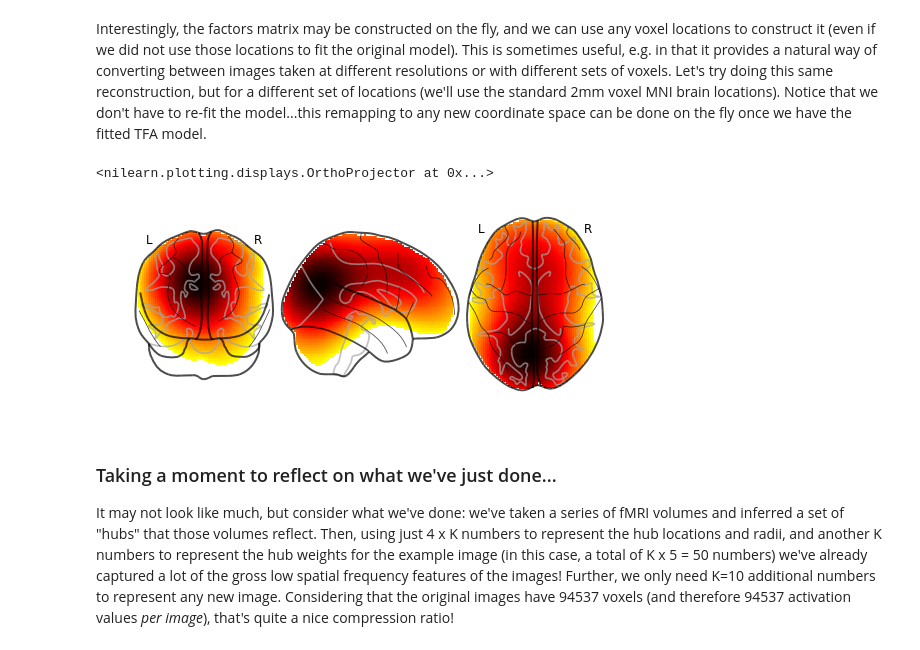
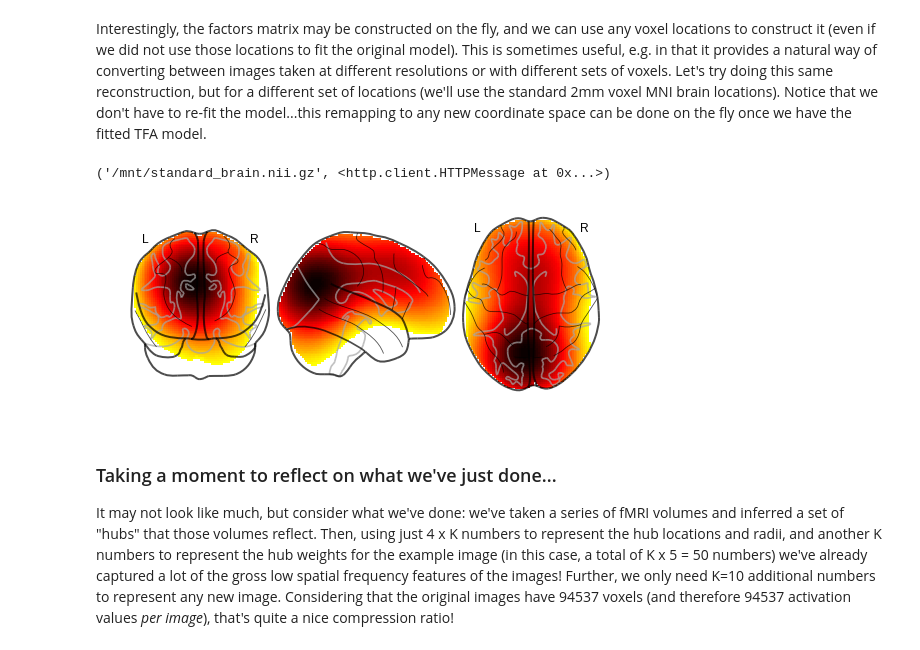
Before and after one commit to Summer-MIND/mind_2017, a Jupyter notebook: Tutorials/fMRI_NetworkDynamics/htfa_tutorial.ipynb, the cells around one changed output. Cells and saved outputs as stored; diff of their text form; code cells hidden in the pictures.

```diff
--- a/Tutorials/fMRI_NetworkDynamics/htfa_tutorial.ipynb
+++ b/Tutorials/fMRI_NetworkDynamics/htfa_tutorial.ipynb
@@ -207,23 +208,24 @@ niplot.plot_glass_brain(tfa_reconstruction, plot_abs=False)
 Interestingly, the factors matrix may be constructed on the fly, and we can use any voxel locations to construct it (even if we did not use those locations to fit the original model).  This is sometimes useful, e.g. in that it provides a natural way of converting between images taken at different resolutions or with different sets of voxels.  Let's try doing this same reconstruction, but for a different set of locations (we'll use the standard 2mm voxel MNI brain locations).  Notice that we don't have to re-fit the model...this remapping to any new coordinate space can be done on the fly once we have the fitted TFA model.
 # %%
 #download the template brain image
-source = 'http://discovery.dartmouth.edu/~jmanning/MIND/avg152T1_brain.nii.gz'
-destination = '/mnt/standard_brain.nii.gz'
-urllib.request.urlretrieve(source, destination)
+std_source = 'http://discovery.dartmouth.edu/~jmanning/MIND/avg152T1_brain.nii.gz'
+std_destination = '/mnt/standard_brain.nii.gz'
+urllib.request.urlretrieve(std_source, std_destination)
+# %% [output]
+('/mnt/standard_brain.nii.gz', <http.client.HTTPMessage at 0x...>)
 # %%
 #get the voxel locations
-std_cmu_img = nii2cmu(destination)
+std_cmu_img = nii2cmu(std_destination)
 
 #re-compute factor matrix at the new locations
 [unique_R, inds] = tfa.get_unique_R(std_cmu_img['R'])
 F = tfa.get_factors(unique_R, inds, tfa.get_centers(tfa.local_posterior_), tfa.get_widths(tfa.local_posterior_)).T
 
 #plot the inferred activity at the new locations
-tfa_reconstruction2 = cmu2nii(np.dot(tfa.W_.T[0, :], F), std_cmu_img['R'], destination)
-niplot.plot_glass_brain(tfa_reconstruction2, plot_abs=False)
+tfa_reconstruction2 = cmu2nii(np.dot(tfa.W_.T[0, :], F), std_cmu_img['R'], std_destination)
+niplot.plot_glass_brain(tfa_reconstruction2, plot_abs=False);
 # %% [output]
-<nilearn.plotting.displays.OrthoProjector at 0x...>
-[figure, old version]
+[figure, new version]
 # %% [markdown]
 ### Taking a moment to reflect on what we've just done...
 
```
Also changed, not shown: parts of 24 cells of this notebook.
